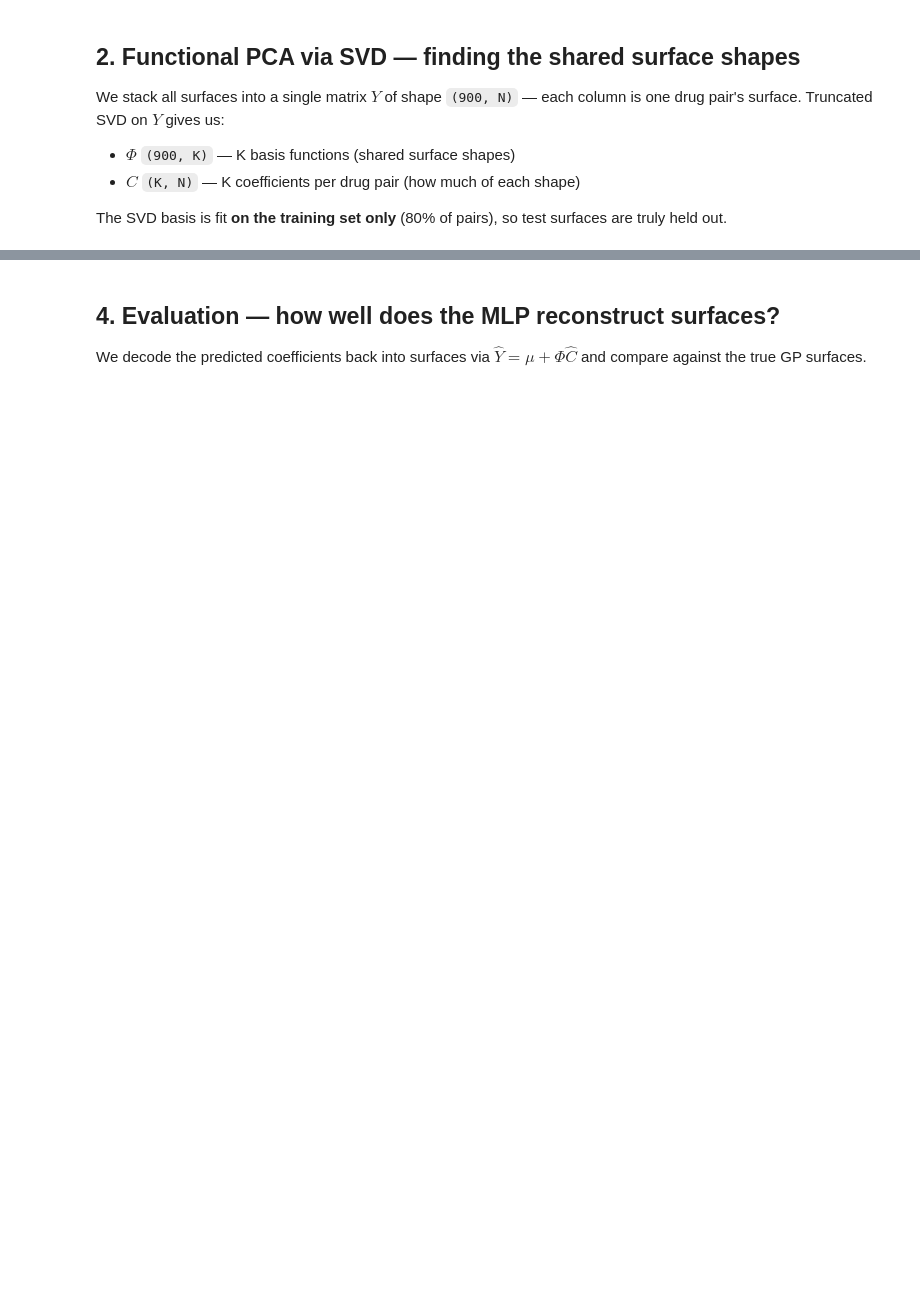
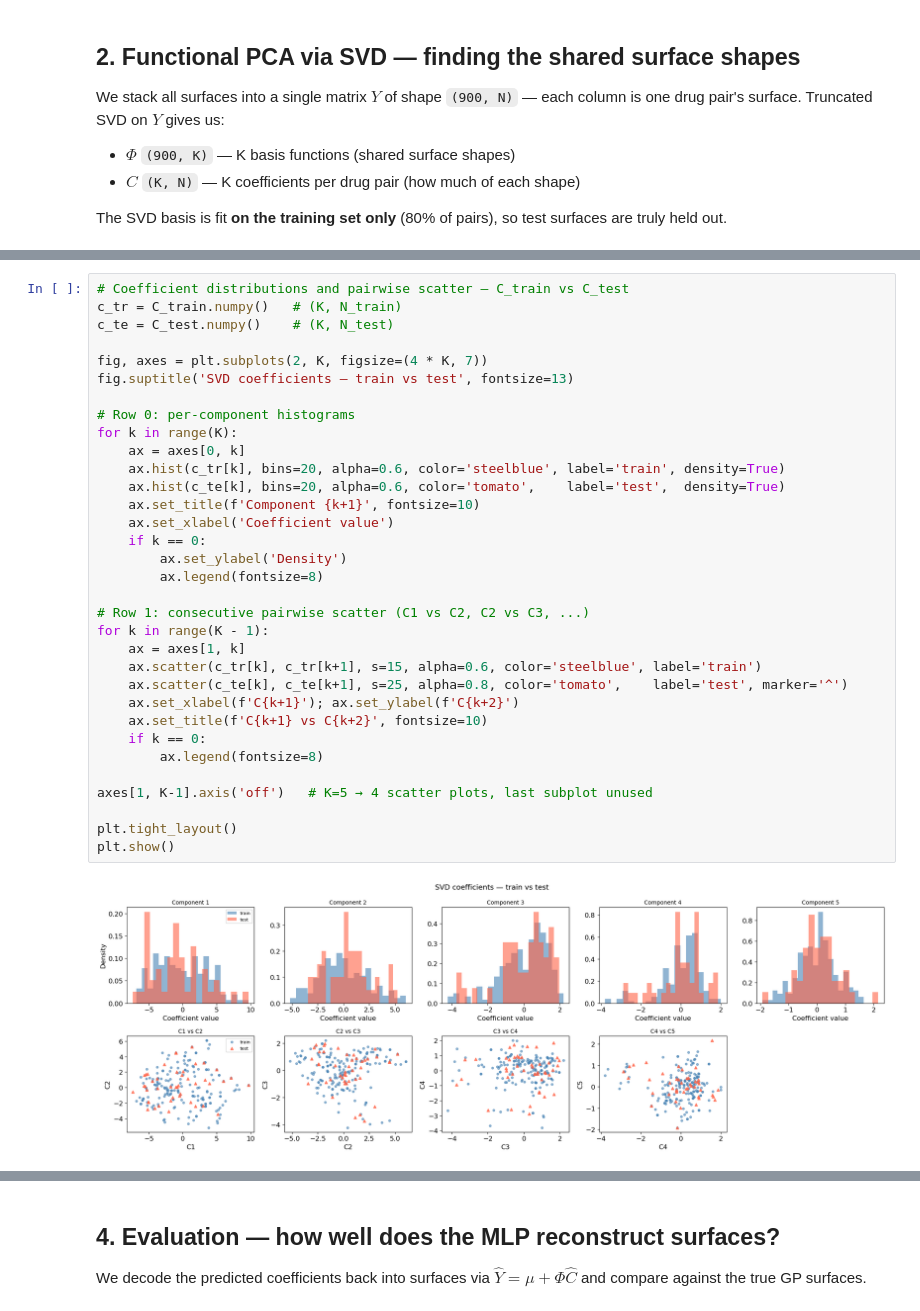
Before and after one commit to ltronneb/pimogp, a Jupyter notebook: notebooks/surface_explorer.ipynb, the cells around one changed output, grey strips where cells are left out. Cells and saved outputs as stored; diff of their text form; blank space fills up the shorter version.

```diff
--- a/notebooks/surface_explorer.ipynb
+++ b/notebooks/surface_explorer.ipynb
@@ -161 +226,36 @@ plt.tight_layout(); plt.show()
+# %%
+# Coefficient distributions and pairwise scatter — C_train vs C_test
+c_tr = C_train.numpy()   # (K, N_train)
+c_te = C_test.numpy()    # (K, N_test)
+
+fig, axes = plt.subplots(2, K, figsize=(4 * K, 7))
+fig.suptitle('SVD coefficients — train vs test', fontsize=13)
+
+# Row 0: per-component histograms
+for k in range(K):
+    ax = axes[0, k]
+    ax.hist(c_tr[k], bins=20, alpha=0.6, color='steelblue', label='train', density=True)
+    ax.hist(c_te[k], bins=20, alpha=0.6, color='tomato',    label='test',  density=True)
+    ax.set_title(f'Component {k+1}', fontsize=10)
+    ax.set_xlabel('Coefficient value')
+    if k == 0:
+        ax.set_ylabel('Density')
+        ax.legend(fontsize=8)
+
+# Row 1: consecutive pairwise scatter (C1 vs C2, C2 vs C3, ...)
+for k in range(K - 1):
+    ax = axes[1, k]
+    ax.scatter(c_tr[k], c_tr[k+1], s=15, alpha=0.6, color='steelblue', label='train')
+    ax.scatter(c_te[k], c_te[k+1], s=25, alpha=0.8, color='tomato',    label='test', marker='^')
+    ax.set_xlabel(f'C{k+1}'); ax.set_ylabel(f'C{k+2}')
+    ax.set_title(f'C{k+1} vs C{k+2}', fontsize=10)
+    if k == 0:
+        ax.legend(fontsize=8)
+
+axes[1, K-1].axis('off')   # K=5 → 4 scatter plots, last subplot unused
+
+plt.tight_layout()
+plt.show()
+# %% [output]
+[figure, added]
 # %% [markdown]
```
Also changed, not shown: parts of 21 cells of this notebook, 56 other files.
